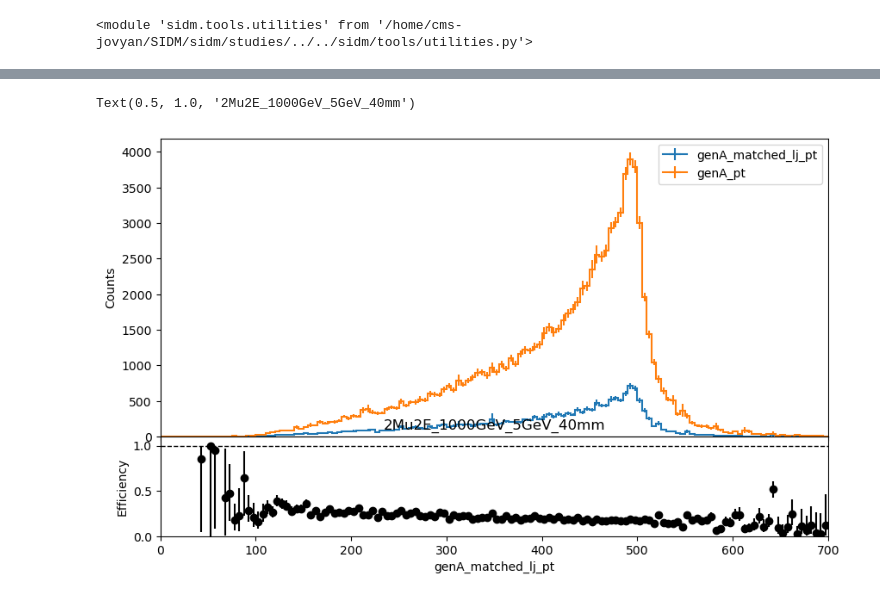
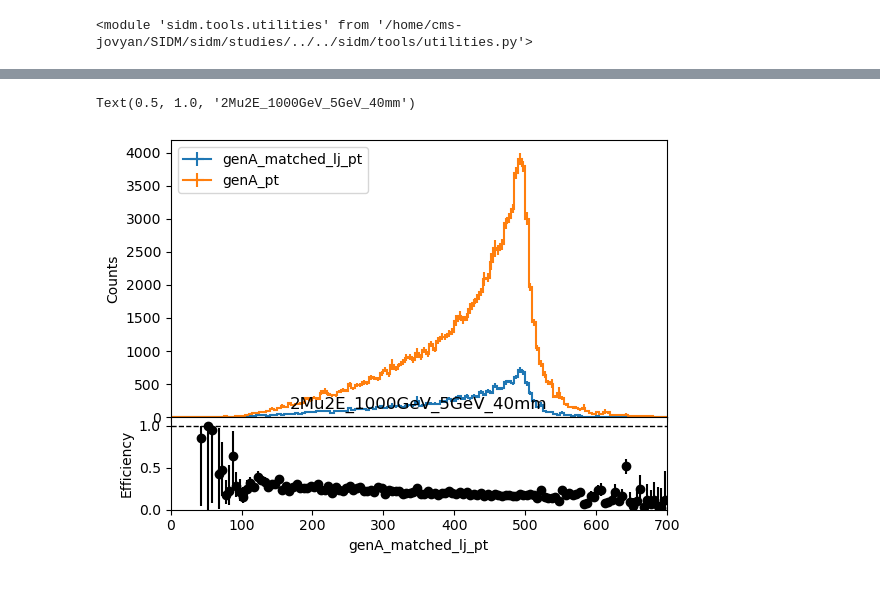
Before and after one commit to yfv2ev/SIDM, a Jupyter notebook: sidm/studies/darkPhotonPtEffi.ipynb, the cells around one changed output, grey strips where cells are left out. Drawn from its saved outputs; the diff is of its cells as text; code cells hidden in the pictures.

```diff
--- a/sidm/studies/darkPhotonPtEffi.ipynb
+++ b/sidm/studies/darkPhotonPtEffi.ipynb
@@ -22,10 +22,10 @@ importlib.reload(utilities)
 <module 'sidm.tools.utilities' from '/home/cms-jovyan/SIDM/sidm/studies/../../sidm/tools/utilities.py'>
 # %%
 samples = [
-    #"2Mu2E_100GeV_5GeV_40mm",
+    "2Mu2E_100GeV_5GeV_40mm",
     #"2Mu2E_150GeV_5GeV_2p7mm",
     #"2Mu2E_200GeV_5GeV_2mm",
-    #"2Mu2E_500GeV_5GeV_0p8mm",
+    "2Mu2E_500GeV_5GeV_40mm",
     #"2Mu2E_800GeV_5GeV_0p5mm",
     #"2Mu2E_1000GeV_5GeV_0p4mm",
     #"2Mu2E_1000GeV_5GeV_0p04mm",
@@ -51,7 +51,7 @@ p = sidm_processor.SidmProcessor(
 
 
     ],
-    ["base_plus_gen"]
+    ["gen_base"]
 )
 
 output = runner.run(fileset, treename="ffNtuplizer/ffNtuple", processor_instance=p)
@@ -97,13 +140,13 @@ plt.legend(["genA_pt",
 # %%
-plt.figure(figsize=(10,6))
-output["out"]["2Mu2E_1000GeV_5GeV_40mm"]["hists"]["genA_matched_lj_pt"][ch1,:].plot_ratio(
+#plt.figure(figsize=(10,6))
+output["out"]["2Mu2E_1000GeV_5GeV_40mm"]["hists"]["genA_matched_lj_pt_highRange"][ch1,:].plot_ratio(
        output["out"]["2Mu2E_1000GeV_5GeV_40mm"]["hists"]["genA_pt_highRange"][ch1,:],
        #rp_ylabel=r"Ratio",
        rp_num_label="genA_matched_lj_pt",
        rp_denom_label="genA_pt",
        rp_uncert_draw_type="line",
        rp_uncertainty_type="efficiency")
 plt.title("2Mu2E_1000GeV_5GeV_40mm")
 # %% [output]
 Text(0.5, 1.0, '2Mu2E_1000GeV_5GeV_40mm')
-[figure, old version]
+[figure, new version]
```
Also changed, not shown: parts of 10 cells of this notebook.
